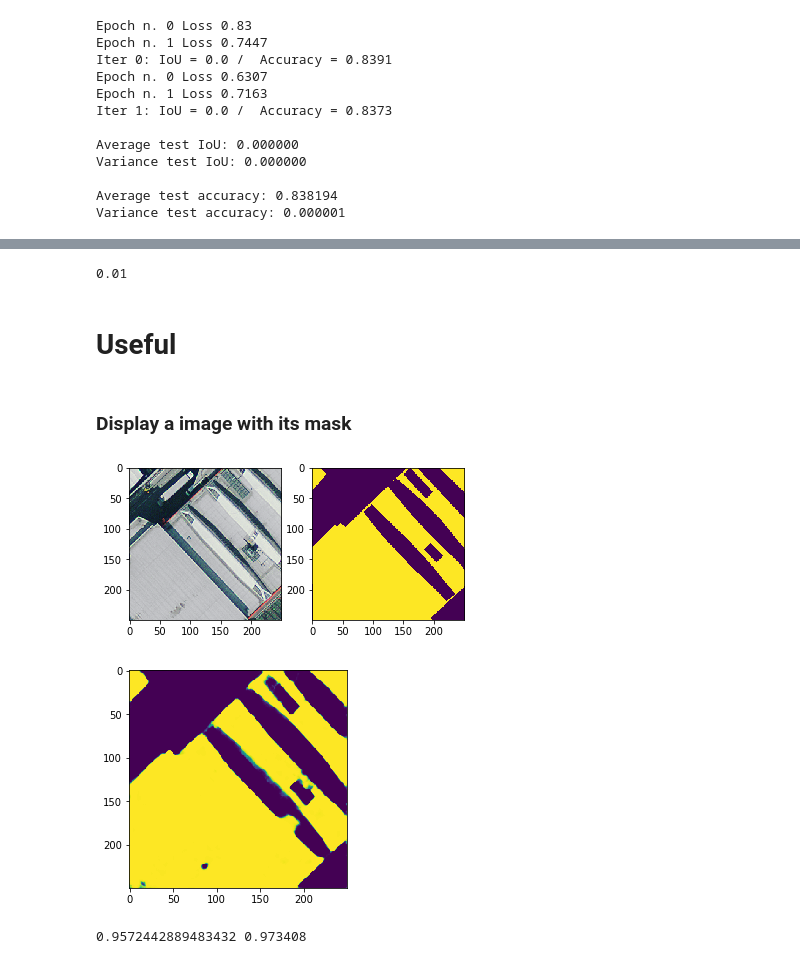
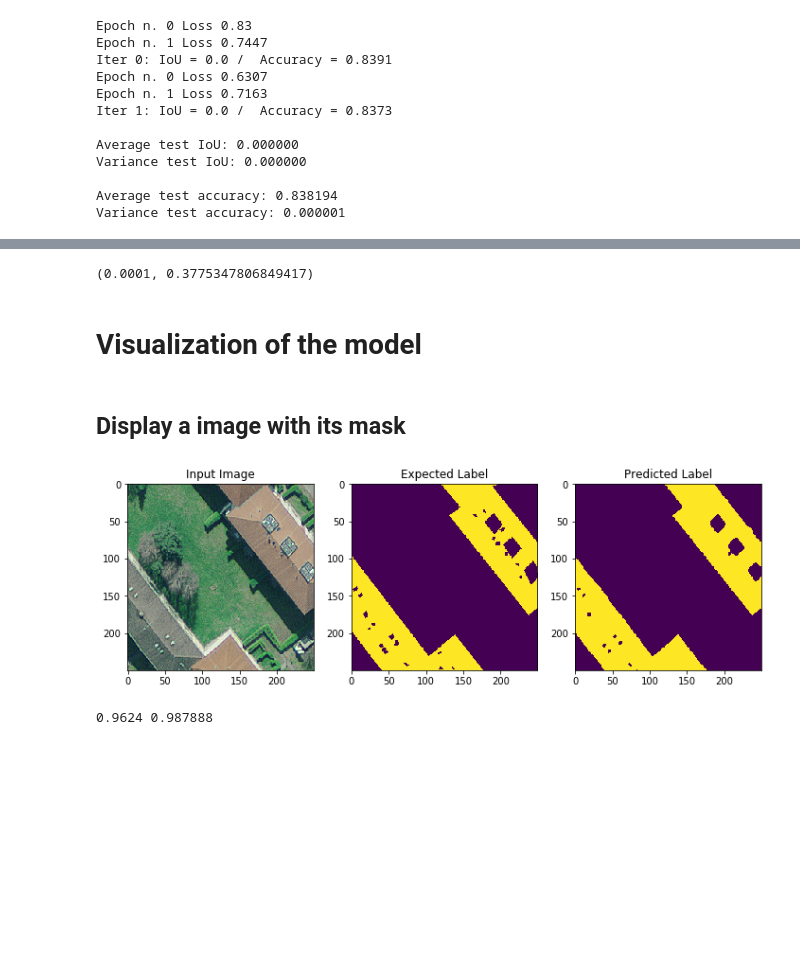
Before and after one commit to riccardocadei/photovoltaic-detection, a Jupyter notebook: main.ipynb, the cells around one changed output, grey strips where cells are left out. Drawn from its saved outputs; the diff is of its cells as text; code cells hidden in the pictures; blank space fills up the shorter version.

```diff
--- a/main.ipynb
+++ b/main.ipynb
@@ -24,5 +27,6 @@ First we load the data set that we will use for training. Each sample is an imag
 folder_path_image = 'data/image'
 folder_path_mask  = 'data/mask'
 
+noara_dataset = DataLoaderNoARA(folder_path_noara)
 train_dataset = DataLoaderSegmentation(folder_path_image,folder_path_mask)
-train_loader = DataLoader(train_dataset,batch_size=5, shuffle=True,num_workers=2)
+train_loader = DataLoader(ConcatDataset([train_dataset,noara_dataset]),batch_size=5, shuffle=True ,num_workers=2)
@@ -80,10 +86,0 @@ to re write more clearly
-# %%
-for i, (images,labels) in enumerate(train_loader):
-    if i==10:
-        if torch.cuda.is_available():
-            images=Variable(images.cuda())
-            labels=Variable(labels.cuda())
-        ypred = model(images)
-        #ypred[ypred <= 0.20] = 0
-        #ypred[ypred > 0.20] = 1
-plt.imshow(np.around(ypred[0].cpu().detach().numpy()[0]))
@@ -122,12 +121,11 @@ Variance test accuracy: 0.000001
 # %%
-lr_candidates = np.logspace(-1,-2,num=5)
+lr_candidates = np.logspace(0.01,0.0001,3)
 num_epochs = 70
-loss_function = torch.nn.BCEWithLogitsLoss(pos_weight=torch.FloatTensor([5]).cuda())
+loss_function = torch.nn.BCEWithLogitsLoss(pos_weight=torch.FloatTensor([6]).cuda())
 
 input_model = UNet(3,1,False).to(device)
 
-best_lr, best_model = select_hyper_param(train_dataset,loss_function,input_model,num_epochs,lr_candidates)
-torch.save(best_model.state_dict(), 'model/best_model.pt')
+best_lr, best_model, best_iou = select_hyper_param(train_dataset,loss_function,input_model,num_epochs,lr_candidates)
 # %% [output]
 ---------------------------------------------------------------------
 
@@ -149,31 +149,38 @@ Variance test accuracy: 0.000049
 # %%
 model = best_model
 # %%
-best_lr
+best_lr, best_iou
 # %% [output]
-0.01
+(0.0001, 0.3775347806849417)
-# %% [markdown]
-# Useful
+# %% [markdown]
+# Visualization of the model
 # %% [markdown]
-### Display a image with its mask
+## Display a image with its mask
 # %%
 fig = plt.figure()
-ax1 = fig.add_subplot(1,2,1)
-ax2 = fig.add_subplot(1,2,2)
+fig.set_size_inches(12, 7, forward=True)
 
-index_random_sample = int(np.random.random()*len(train_loader.dataset))
-(x,y) = train_loader.dataset[index_random_sample]
-ax1.imshow(np.transpose(x.numpy(),(1,2,0)))
-ax2.imshow(y)
+ax1 = fig.add_subplot(1,3,1)
+ax1.title.set_text('Input Image')
+ax2 = fig.add_subplot(1,3,2)
+ax2.title.set_text('Expected Label')
+ax3 = fig.add_subplot(1,3,3)
+ax3.title.set_text('Predicted Label')
+
+acc = 0
+while acc < 0.95:
+    index_random_sample = int(np.random.random()*len(train_loader.dataset))
+    (x,y) = train_loader.dataset[index_random_sample]
+    ax1.imshow(np.transpose(x.numpy(),(1,2,0)))
+
+    ax2.imshow(y)
+
+    ypred = torch.squeeze(model(torch.unsqueeze(x,0).cuda())).cpu().detach().numpy()
+    ax3.imshow(np.around(ypred))
+    np.around(iou(np.around(ypred),y.numpy()),4),accuracy(np.around(ypred),y.numpy())
+    acc = np.around(iou(np.around(ypred),y.numpy()),4)
 plt.show()
-
-
-ypred = torch.squeeze(model(torch.unsqueeze(x,0).cuda())).cpu().detach().numpy()
-plt.imshow((ypred))
-
-plt.show()
-print(iou(np.around(ypred),y.numpy()),accuracy(np.around(ypred),y.numpy()))
+print(acc,accuracy(np.around(ypred),y.numpy()))
 # %% [output]
-[figure, old version]
+[figure, new version]
-[figure, removed]
-0.9572442889483432 0.973408
+0.9624 0.987888
```
Also changed, not shown: parts of 17 cells of this notebook.
